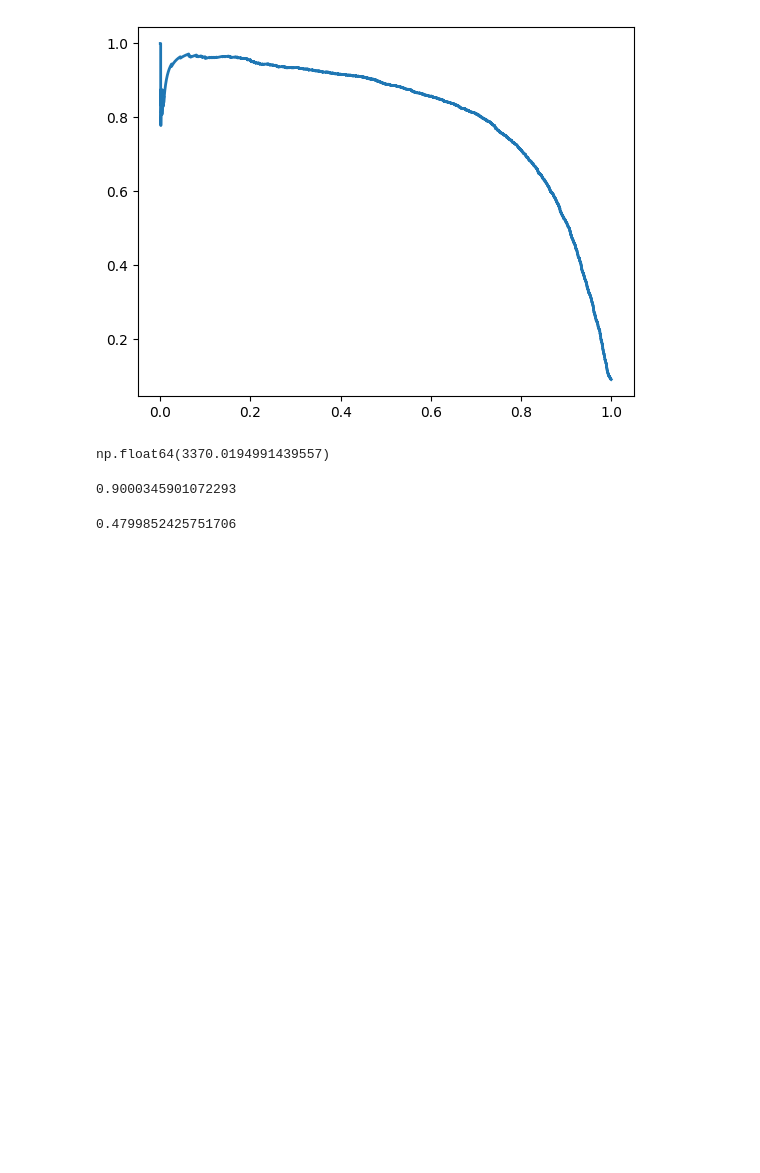
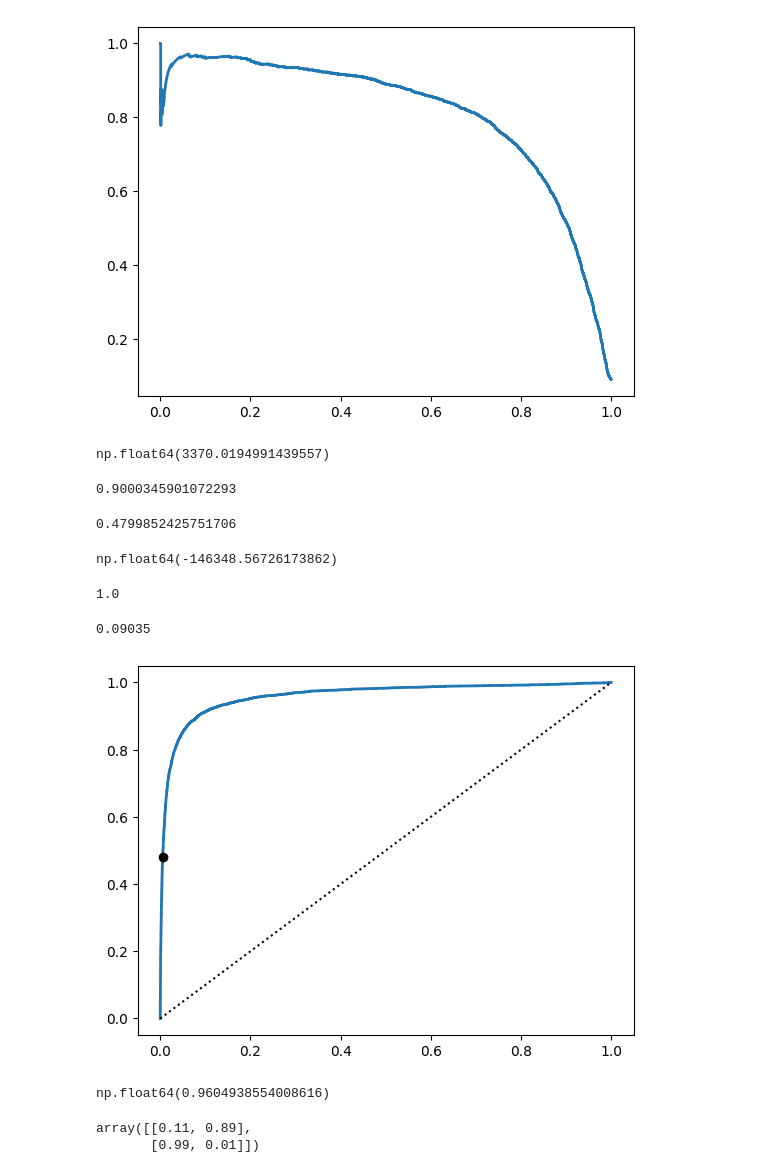
Before and after one commit to semingrai/Hands-on-ML-, a Jupyter notebook: Chp3/class.ipynb, the cells around one changed output. Drawn from its saved outputs; the diff is of its cells as text; code cells hidden in the pictures; blank space fills up the shorter version.

Commit message:
ROC AND RECALL/PRECISION

```diff
--- a/Chp3/class.ipynb
+++ b/Chp3/class.ipynb
@@ -175,3 +179,36 @@ y_train_pred_90)
 recall_at_90_precision
 # %% [output]
 0.4799852425751706
+# %%
+idx_for_70_recalls = (recalls >=60).argmax()
+threshold_for_70_recalls = thresholds[idx_for_70_recalls]
+threshold_for_70_recalls
+# %% [output]
+np.float64(-146348.56726173862)
+# %%
+y_train_rec_70 = (y_scores >= threshold_for_70_recalls)
+recall_score(y_train_5, y_train_rec_70)
+# %% [output]
+1.0
+# %%
+prec_at_70_recall = precision_score(y_train_5, y_train_rec_70)
+prec_at_70_recall
+# %% [output]
+0.09035
+# %%
+from sklearn.metrics import roc_curve
+fpr, tpr, thresholds = roc_curve(y_train_5, y_scores)
+# %%
+idx_for_threshold_at_90 = (thresholds <= threshold_for_90_precision).argmax()
+tpr_90, fpr_90 = tpr[idx_for_threshold_at_90], fpr[idx_for_threshold_at_90]
+plt.plot(fpr, tpr, linewidth=2, label="ROC curve")
+plt.plot([0, 1], [0, 1], 'k:', label="Random classifier's ROC curve")
+plt.plot([fpr_90], [tpr_90], "ko", label="Threshold for 90% precision")
+plt.show()
+# %% [output]
+[figure, added]
+# %%
+from sklearn.metrics import roc_auc_score
+roc_auc_score(y_train_5, y_scores)
+# %% [output]
+np.float64(0.9604938554008616)
@@ -177,0 +222,5 @@ recall_at_90_precision
+# %%
+y_probas_forest[:2]
+# %% [output]
+array([[0.11, 0.89],
+       [0.99, 0.01]])
```
Also changed, not shown: parts of 11 cells of this notebook.
